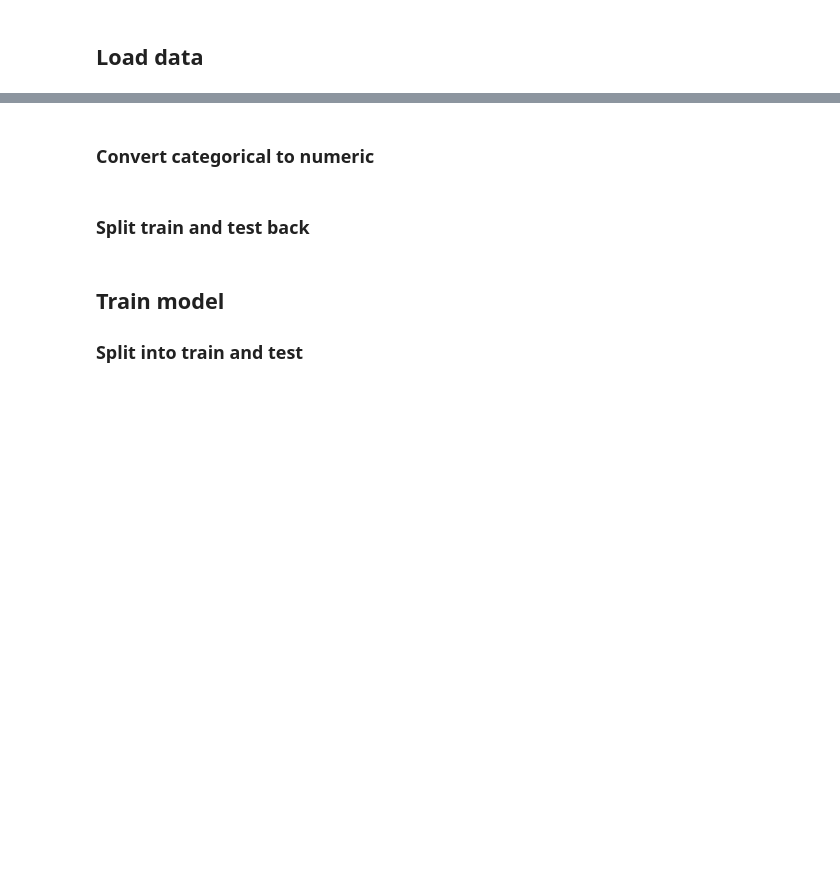
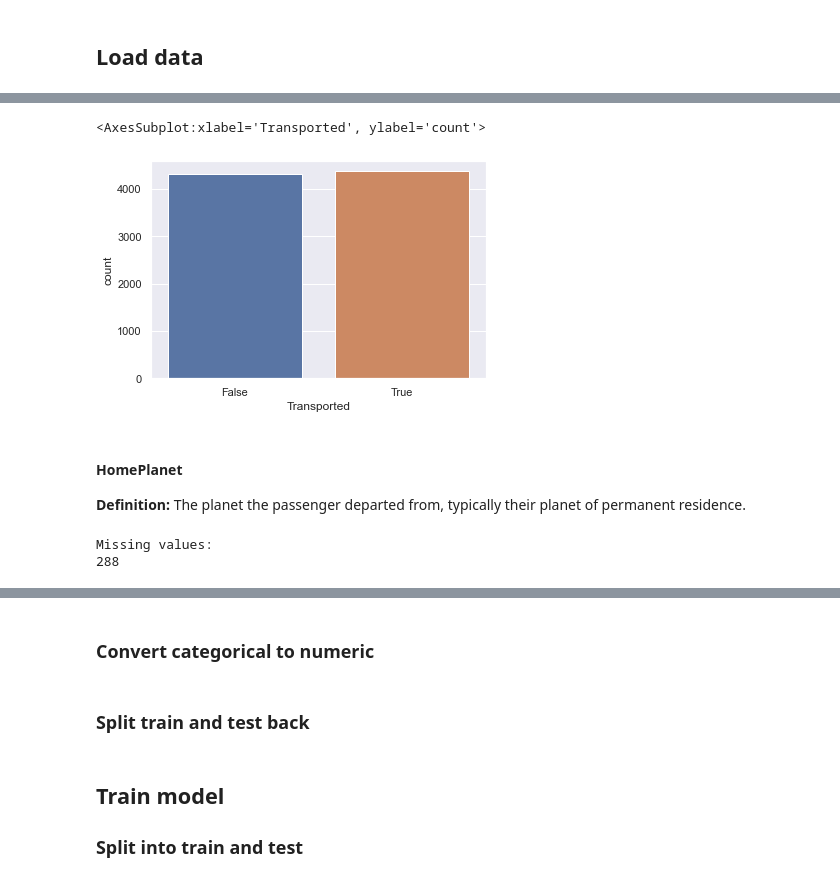
Before and after one commit to dzhang32/spacetitanic, a Jupyter notebook: notebooks/feature_exploration.ipynb, the cells around one changed output, grey strips where cells are left out. Saved outputs shown, nothing was run; the diff lists cells and outputs as text; code cells hidden in the pictures; blank space fills up the shorter version.

```diff
--- a/notebooks/feature_exploration.ipynb
+++ b/notebooks/feature_exploration.ipynb
@@ -10,6 +12,11 @@ from sklearn import preprocessing
 from sklearn.model_selection import train_test_split
 from sklearn.ensemble import RandomForestClassifier
 from sklearn import metrics
+
+import seaborn as sns
+sns.set_theme(style="darkgrid")
+
+from spacetitanic.features.preprocess import tidy_cabin
 # %% [markdown]
 ## Load data
 # %%
@@ -62,2 +72,0 @@ train_test.reset_index(drop=True, inplace=True)
-# %%
-train_test.drop(columns="Name", inplace=True)
@@ -63,0 +79,15 @@ train_test.drop(columns="Name", inplace=True)
+# %%
+sns.countplot(x = "Transported", data = train_test)
+# %% [output]
+<AxesSubplot:xlabel='Transported', ylabel='count'>
+[figure, added]
+# %% [markdown]
+#### HomePlanet
+
+**Definition:**  The planet the passenger departed from, typically their planet of permanent residence.
+# %%
+print("Missing values:")
+print(train_test["HomePlanet"].isnull().sum())
+# %% [output]
+Missing values:
+288
```
Also changed, not shown: parts of 56 cells of this notebook.
